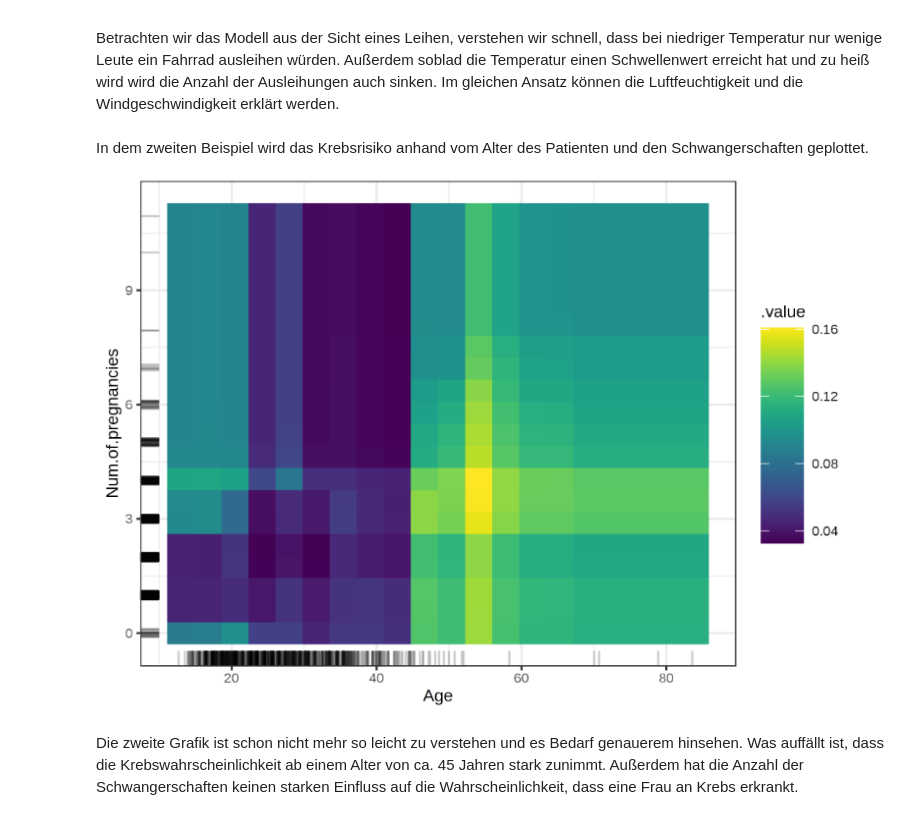
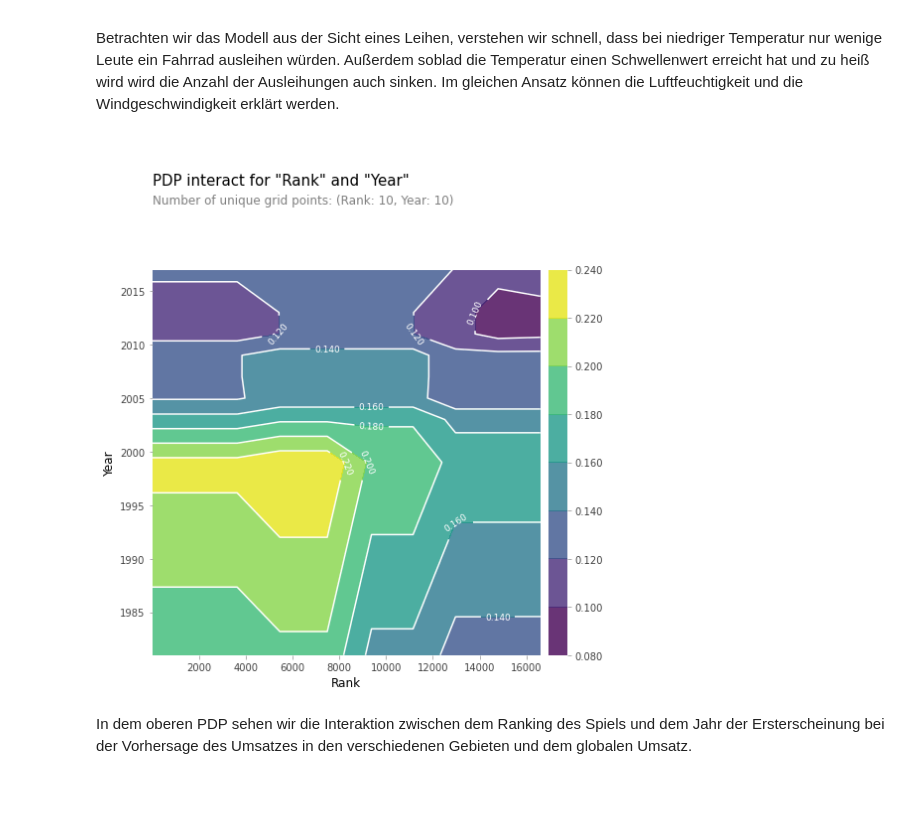
Before and after one commit to RageJohnny/algo_seminararbeit, a Jupyter notebook: explainability.ipynb, the cells around one changed output. Saved outputs shown, nothing was run; the diff lists cells and outputs as text; code cells hidden in the pictures; blank space fills up the shorter version.

```diff
--- a/explainability.ipynb
+++ b/explainability.ipynb
@@ -143,0 +152,6 @@ Visualisiert sieht ein Entscheidungsbaum (Christoph Molnar, 2020) folgendermaße
+# %%
+y = (vgsales["Genre"] == "Sports")
+feature_names = [i for i in vgsales.columns if vgsales[i].dtype in [np.int64, np.float64]]
+X = vgsales[feature_names]
+train_X, val_X, train_y, val_y = train_test_split(X, y, random_state=1)
+tree_model = DecisionTreeClassifier(random_state=0, max_depth=5, min_samples_split=5).fit(train_X, train_y)
@@ -156,10 +175,16 @@ Mit einem Partial Dependence Plot können wir heraus finden wie die Beziehungen
 Bezüglich den Partial Dependence Plots behelfen wir uns erneut an den Graphen von Molnar (2020). In dem ersten Beispiel wird die Anzahl der verschiedenen Ausleihungen von Fahrrädern anhand von verschiedenen Wettermetriken getätigt. ![pdp_bike_rental.PNG](attachment:pdp_bike_rental.PNG)
 
 Betrachten wir das Modell aus der Sicht eines Leihen, verstehen wir schnell, dass bei niedriger Temperatur nur wenige Leute ein Fahrrad ausleihen würden. Außerdem soblad die Temperatur einen Schwellenwert erreicht hat und zu heiß wird wird die Anzahl der Ausleihungen auch sinken. Im gleichen Ansatz können die Luftfeuchtigkeit und die Windgeschwindigkeit erklärt werden.
-# %% [markdown]
-In dem zweiten Beispiel wird das Krebsrisiko anhand vom Alter des Patienten und den Schwangerschaften geplottet. ![pdp_cancer.PNG](attachment:pdp_cancer.PNG)
-
-Die zweite Grafik ist schon nicht mehr so leicht zu verstehen und es Bedarf genauerem hinsehen. Was auffällt ist, dass die Krebswahrscheinlichkeit ab einem Alter von ca. 45 Jahren stark zunimmt. Außerdem hat die Anzahl der Schwangerschaften keinen starken Einfluss auf die Wahrscheinlichkeit, dass eine Frau an Krebs erkrankt.
+# %%
+features_to_plot = ['Rank', 'Year']
+inter1  =  pdp.pdp_interact(model=tree_model, dataset=val_X, model_features=feature_names, features=features_to_plot)
+
+pdp.pdp_interact_plot(pdp_interact_out=inter1, feature_names=features_to_plot, plot_type='contour')
+plt.show()
+# %% [output]
+[figure, added]
+# %% [markdown]
+In dem oberen PDP sehen wir die Interaktion zwischen dem Ranking des Spiels und dem Jahr der Ersterscheinung bei der Vorhersage des Umsatzes in den verschiedenen Gebieten und dem globalen Umsatz.
 # %% [markdown]
 # 3.2 Shapley Values
 Die Grundidee von Shapley Values ist, dass eine Prädiktion kann erklärt werden indem die verschiedenen Feature Werte als "Spieler" angesehen werden und die Prädiktion ist eine Auszahlung. Dabei beschreiben die Shapley Values wie wir die Auszahlung zwischen den verschienden Featuren fair verteilen können.
```
Also changed, not shown: parts of 25 cells of this notebook, 1 other file.
